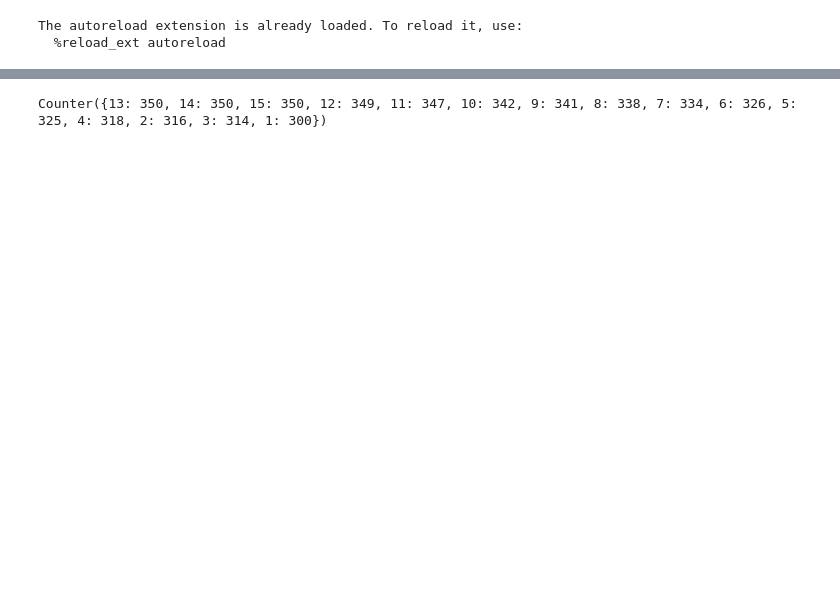
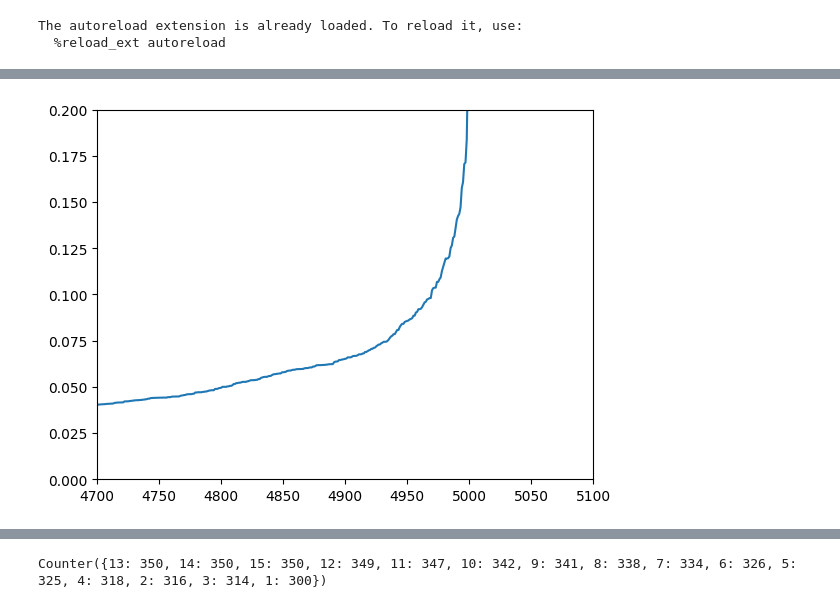
Before and after one commit to akila-ocj/awesome-cluster-algorithm-comparison, a Jupyter notebook: notebooks/02_dbscan_clustering.ipynb, the cells around one changed output, grey strips where cells are left out. Saved outputs shown, nothing was run; the diff lists cells and outputs as text; code cells hidden in the pictures; blank space fills up the shorter version.

```diff
--- a/notebooks/02_dbscan_clustering.ipynb
+++ b/notebooks/02_dbscan_clustering.ipynb
@@ -18 +38,19 @@ processed_data = pd.read_csv(file_path)
+# %%
+# Scale the data
+scaler = StandardScaler()
+scaled_data = scaler.fit_transform(processed_data)
+
+# Determine the optimal eps using the k-distance graph
+neighbors = NearestNeighbors(n_neighbors=4)
+neighbors_fit = neighbors.fit(scaled_data)
+distances, indices = neighbors_fit.kneighbors(scaled_data)
+distances = np.sort(distances, axis=0)
+distances = distances[:, 1]
+plt.plot(distances)
+
+plt.xlim(4700, 5100)  # Limit to the first 1000 points for x-axis
+plt.ylim(0, 0.2)  # Adjust the y-axis to the range of interest
+plt.show()
+# %% [output]
+[figure, added]
 # %%
```
Also changed, not shown: parts of 9 cells of this notebook, 6 other files.
